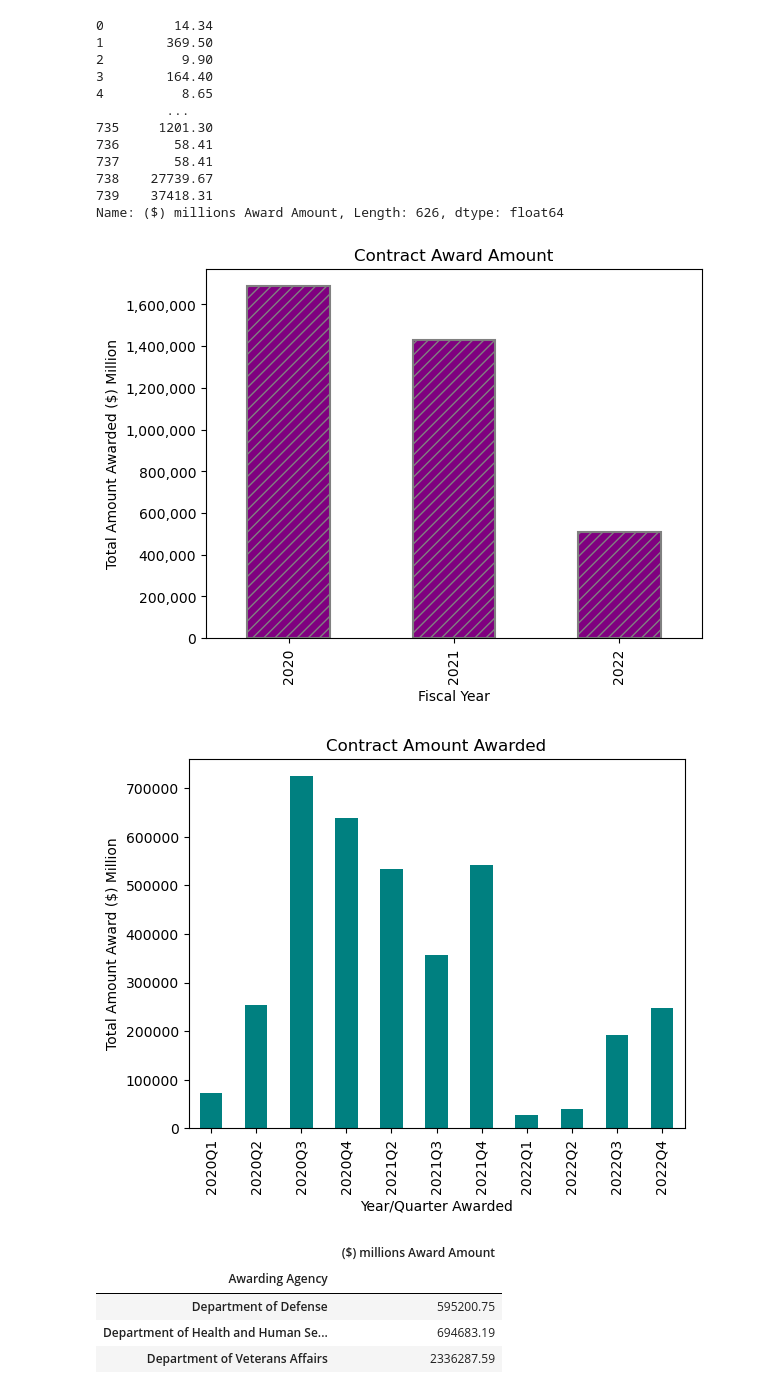
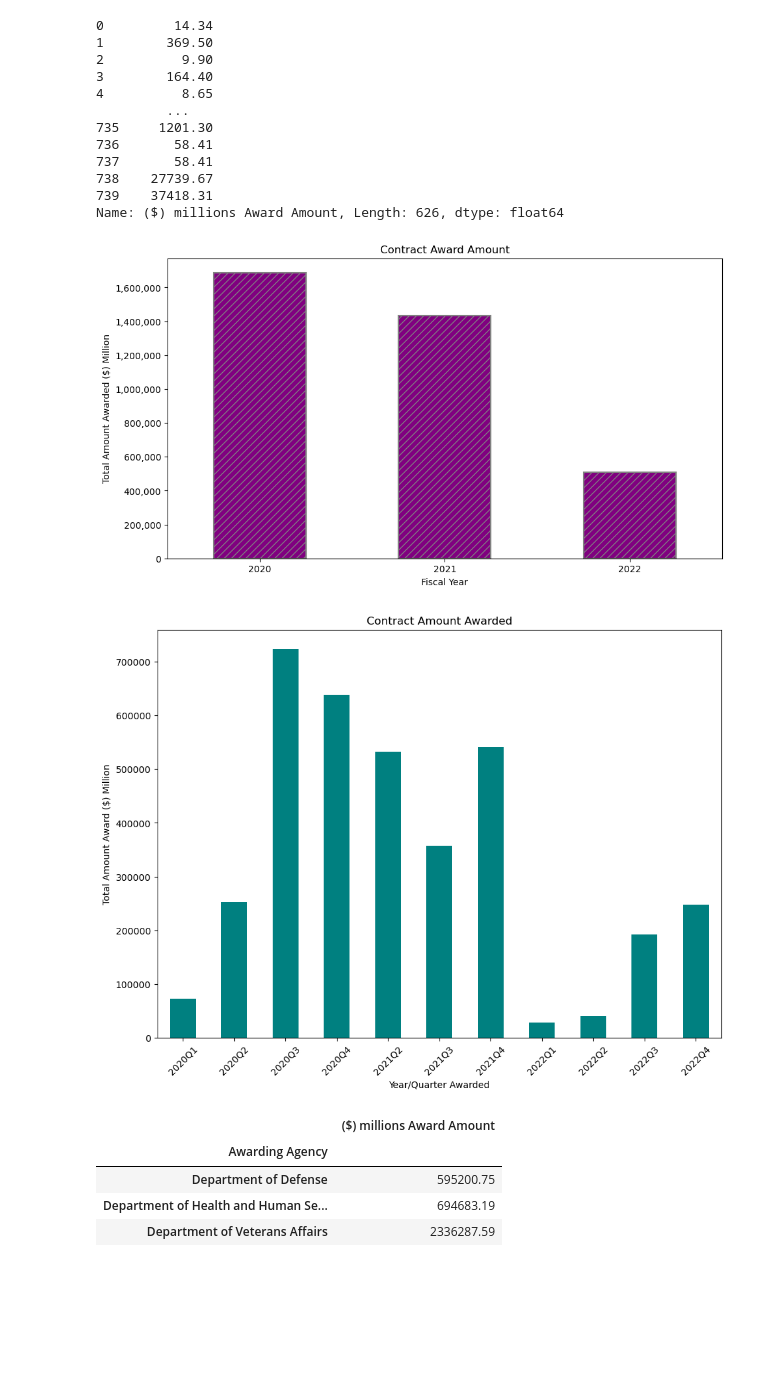
Before and after one commit to MoussaED/Project-1-repo, a Jupyter notebook: Post_Results_v3.ipynb, the cells around one changed output. Saved outputs shown, nothing was run; the diff lists cells and outputs as text; code cells hidden in the pictures; blank space fills up the shorter version.

Commit message:
Final update/Graphs/ Cleanup

```diff
--- a/Post_Results_v3.ipynb
+++ b/Post_Results_v3.ipynb
@@ -842,22 +850,29 @@ print(big_df['($) millions Award Amount'])
 Name: ($) millions Award Amount, Length: 626, dtype: float64
 # %%
 # Create a bar chart to capture total amount rewarded per fiscal year
+fig = plt.figure()
+fig.set_figwidth(11)
+fig.set_figheight(6)
 sum_year = big_df.groupby('Fiscal Year')["($) millions Award Amount"].sum()
-ax = sum_year.plot.bar(align = 'center', color='purple', edgecolor='gray', linewidth=1.5, hatch='///')
+ax = sum_year.plot.bar(align = 'center', color='purple', edgecolor='gray', linewidth=1.5, hatch='///', rot = 0)
 ax.yaxis.set_major_formatter(ticker.StrMethodFormatter('{x:,.0f}'))
 total_sum = sum(big_df["($) millions Award Amount"])
 # Add labels, title, and legend
+
 plt.xlabel('Fiscal Year')
 plt.ylabel('Total Amount Awarded ($) Million')
 plt.title('Contract Award Amount')
 plt.savefig("../Project-1-repo/Fig3.png")
 plt.show()
 # %% [output]
-[figure, old version]
+[figure, new version]
 # %%
 # Create a bar chart to capture total amount rewarded per quarter
+fig = plt.figure()
+fig.set_figwidth(11)
+fig.set_figheight(8)
 sum_year = big_df.groupby('As Quarter')["($) millions Award Amount"].sum()
-ax = sum_year.plot.bar(align = 'center', color = 'teal')
+ax = sum_year.plot.bar(align = 'center', color = 'teal', rot = 45)
 # Add labels and title
 plt.xlabel('Year/Quarter Awarded')
 plt.ylabel('Total Amount Award ($) Million')
@@ -865,7 +880,7 @@ plt.title('Contract Amount Awarded')
 plt.savefig("../Project-1-repo/Fig4.png")
 plt.show()
 # %% [output]
-[figure, old version]
+[figure, new version]
 # %%
 # Create a pie chart to capture total percentage by awarding agency
 labels = big_df['Awarding Agency']
```
Also changed, not shown: parts of 7 cells of this notebook, 8 other files.
